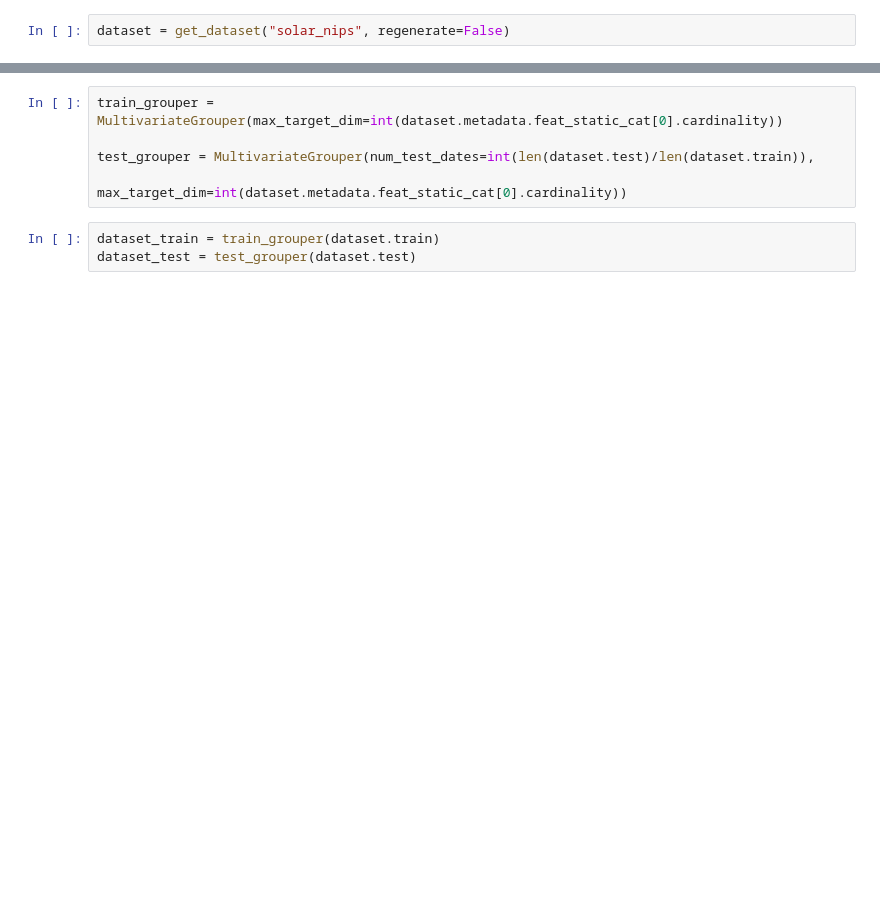
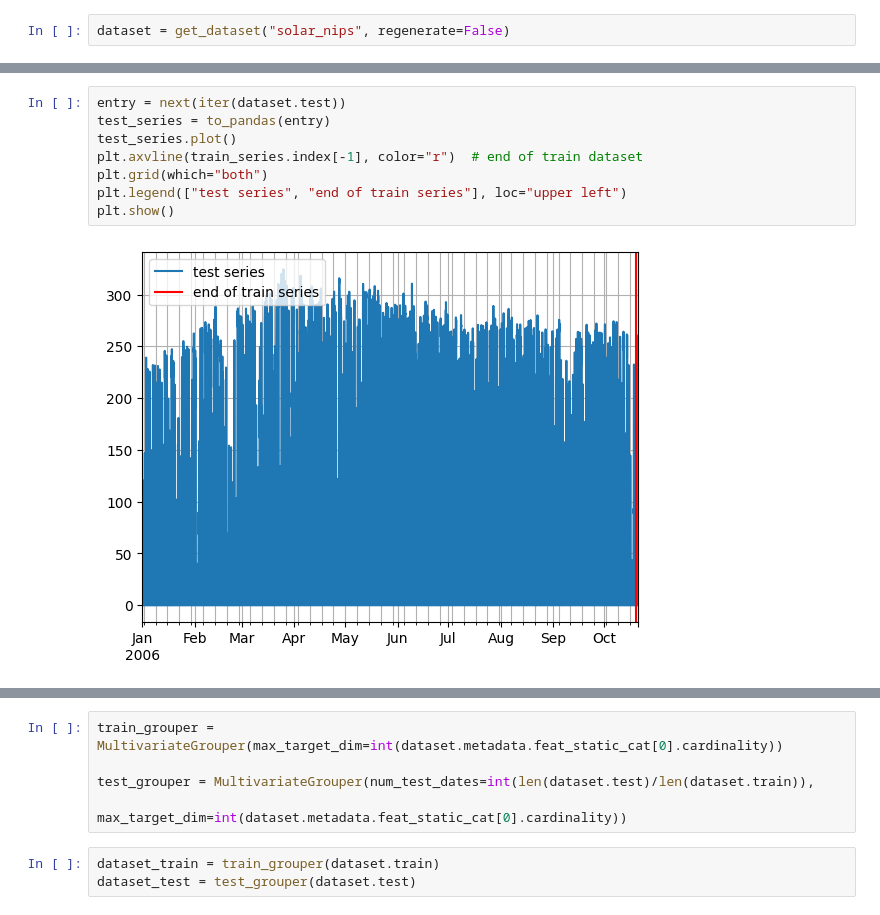
Before and after one commit to MinkyuRamen/2023KDS-HACKATHON, a Jupyter notebook: multivariate_flow/pytorch-ts-master/examples/Multivariate-Flow-Solar.ipynb, the cells around one changed output, grey strips where cells are left out. Drawn from its saved outputs; the diff is of its cells as text; blank space fills up the shorter version.

```diff
--- a/multivariate_flow/pytorch-ts-master/examples/Multivariate-Flow-Solar.ipynb
+++ b/multivariate_flow/pytorch-ts-master/examples/Multivariate-Flow-Solar.ipynb
@@ -19,0 +32,10 @@ dataset = get_dataset("solar_nips", regenerate=False)
+# %%
+entry = next(iter(dataset.test))
+test_series = to_pandas(entry)
+test_series.plot()
+plt.axvline(train_series.index[-1], color="r")  # end of train dataset
+plt.grid(which="both")
+plt.legend(["test series", "end of train series"], loc="upper left")
+plt.show()
+# %% [output]
+[figure, added]
```
Also changed, not shown: parts of 11 cells of this notebook, 1 other file.
